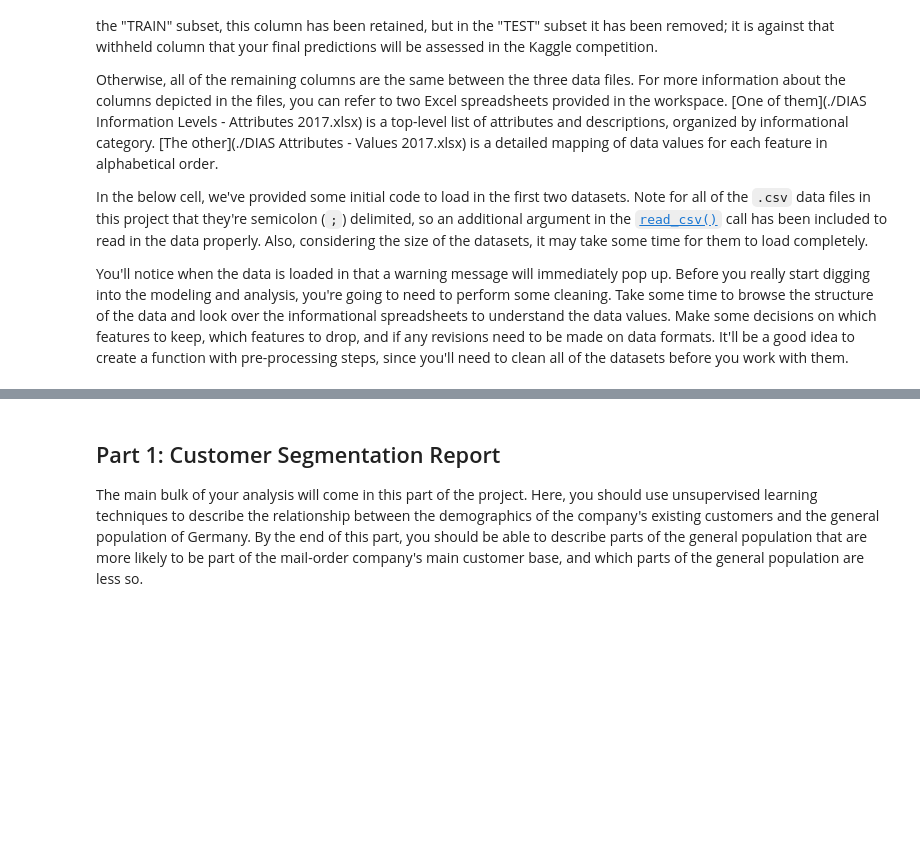
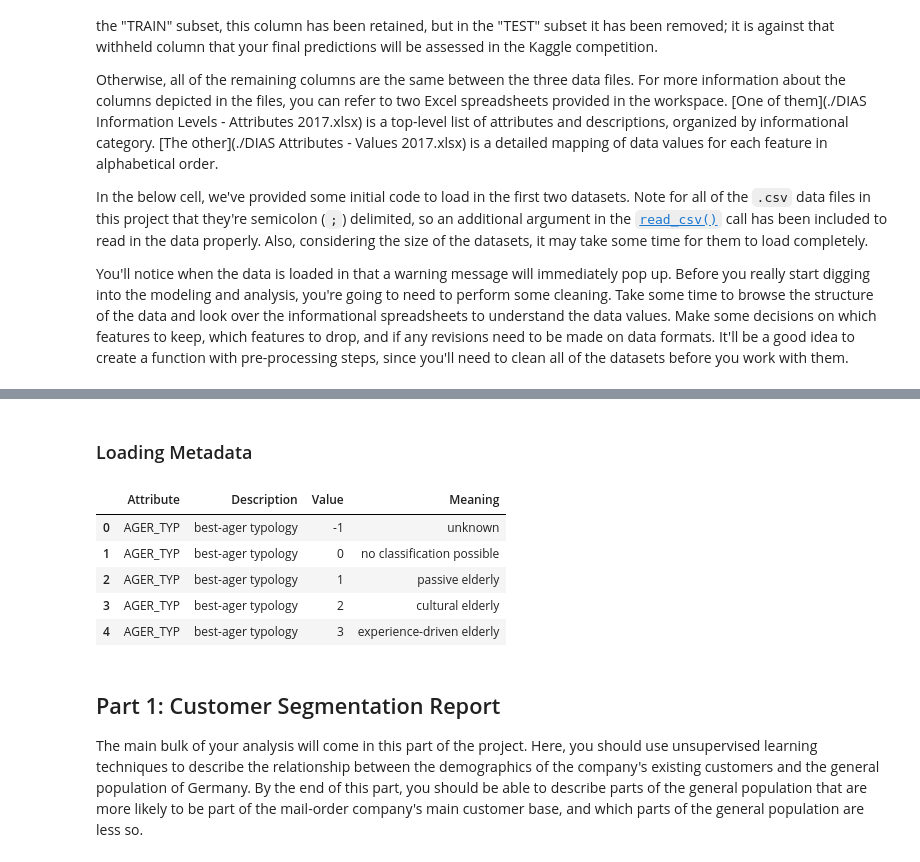
Before and after one commit to step-bauer/dsnd_capstone_arvato, a Jupyter notebook: Arvato Project Workbook.ipynb, the cells around one changed output, grey strips where cells are left out. Drawn from its saved outputs; the diff is of its cells as text; code cells hidden in the pictures; blank space fills up the shorter version.

```diff
--- a/Arvato Project Workbook.ipynb
+++ b/Arvato Project Workbook.ipynb
@@ -43,3 +160,15 @@ customers = pd.read_csv('data/Udacity_CUSTOMERS_052018.csv', sep=';')
+# %% [markdown]
+### Loading Metadata
+# %%
+df_metadata = pd.read_excel(f'{prefix}/DIAS Attributes - Values 2017.xlsx', usecols='B:E', dtype='str', header=1).fillna(method='ffill')
+df_metadata.head()
+# %% [output]
+|  | Attribute | Description | Value | Meaning |
+| 0 | AGER_TYP | best-ager typology | -1 | unknown |
+| 1 | AGER_TYP | best-ager typology | 0 | no classification possible |
+| 2 | AGER_TYP | best-ager typology | 1 | passive elderly |
+| 3 | AGER_TYP | best-ager typology | 2 | cultural elderly |
+| 4 | AGER_TYP | best-ager typology | 3 | experience-driven elderly |
 # %%
 # Be sure to add in a lot more cells (both markdown and code) to document your
 # approach and findings!
```
Also changed, not shown: parts of 19 cells of this notebook.
